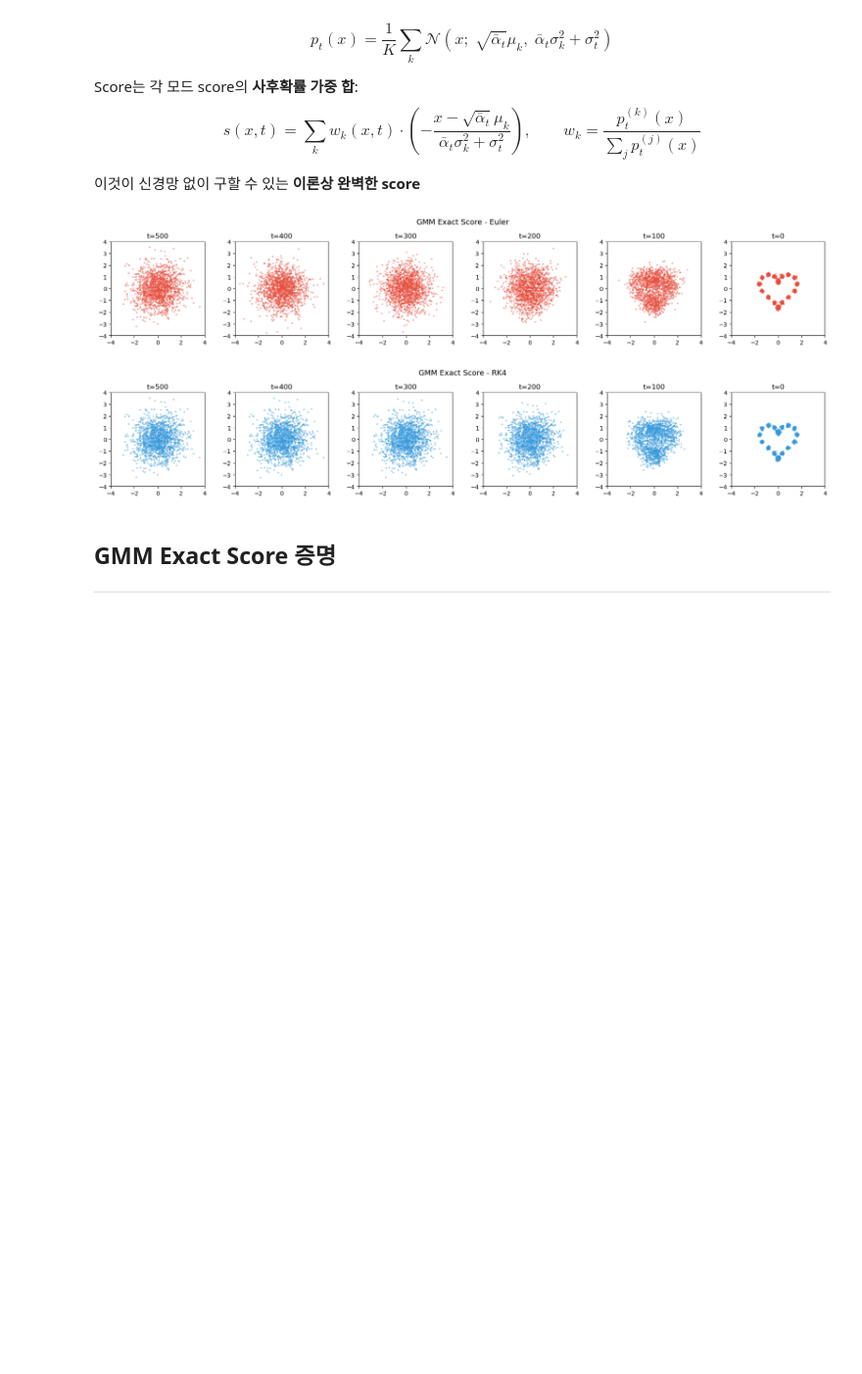
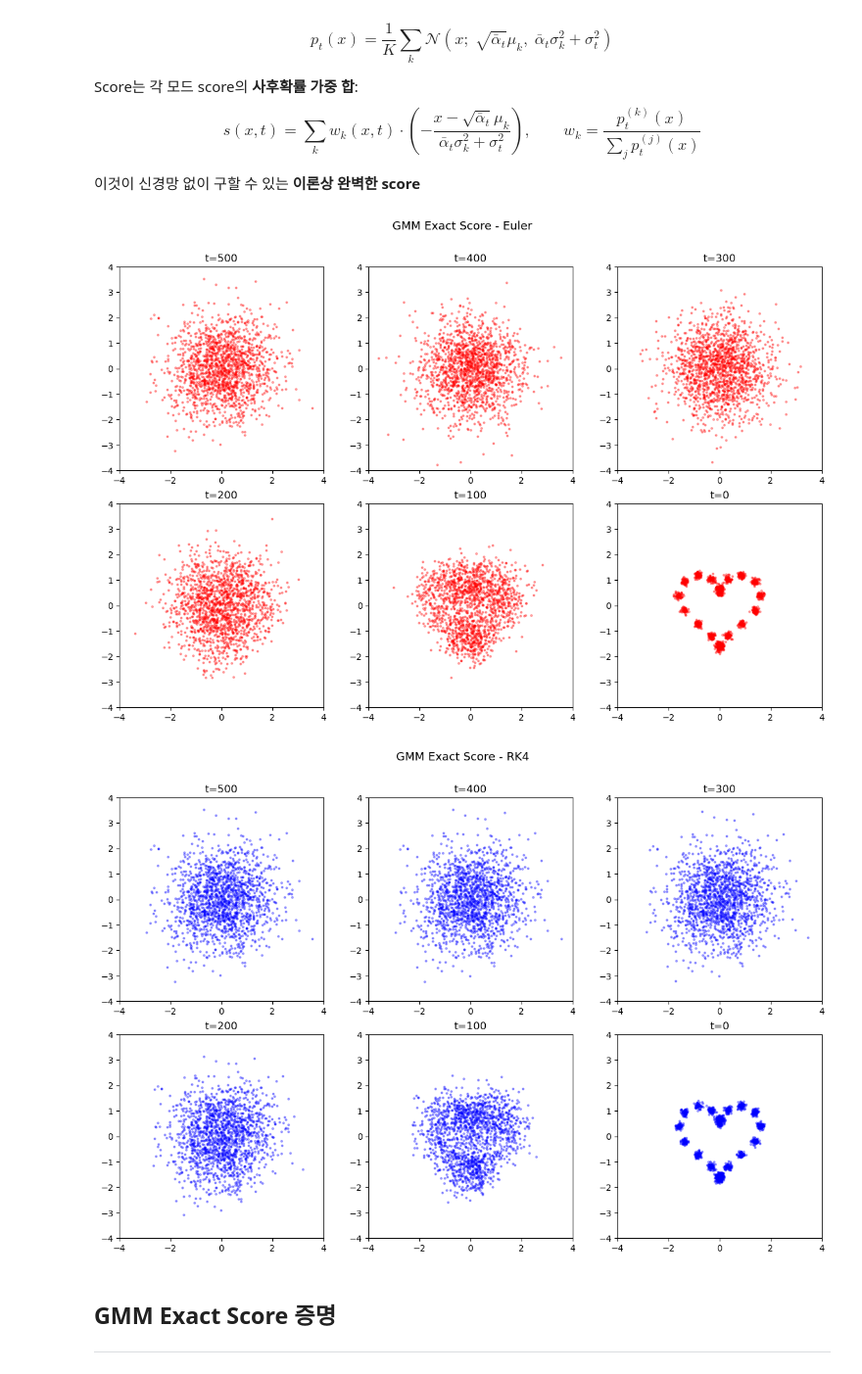
Before and after one commit to k-hyeon02/diffusion, a Jupyter notebook: reverse_test.ipynb, the cells around one changed output. Shown at 98% size. Drawn from its saved outputs; the diff is of its cells as text; code cells hidden in the pictures; blank space fills up the shorter version.

```diff
--- a/reverse_test.ipynb
+++ b/reverse_test.ipynb
@@ -108,8 +108,10 @@ def plot_steps(traj, steps=None, order="asc", color="#3498db", title=""):
     else:
         raise ValueError(f"order must be 'asc' or 'desc', got {order!r}")
 
-    fig, axes = plt.subplots(1, len(steps), figsize=(3 * len(steps), 3))
-    for ax, t in zip(axes, steps):
+    ncols = int(len(steps) / 2)
+    nrows = 2
+    fig, axes = plt.subplots(nrows, ncols, figsize=(4 * ncols, 4 * nrows))
+    for ax, t in zip(axes.flatten(), steps):
         pts = traj.get(t)
         if pts is not None:
             ax.scatter(*pts.T, s=4, alpha=0.35, c=color)
@@ -353,36 +355,36 @@ def gmm_score(x, t, means, var):
 
     # N개의 각 점에서 K개의 중심점까지의 차이벡터
     # x: (N,2) -> (N,1,2)
     # mu_t: (K,2) -> (1,K,2)
     # diff: (N,1,2) - (1,K,2) = (N,K,2) - broadcasting
     diff = x[:, None, :] - mu_t[None, :, :]
 
     # Gaussain 밀도 구하는 과정
     # .sum(-1)으로 마지막 축(좌표 2개)을 합산: (dx)^2 + (dy)^2 = ‖x−μ‖²
     # (N,K,2) -> (N,K)
     log_pk = -(diff**2).sum(-1) / (2 * var_t)
     # 최댓값 빼며 exp overflow 방지 - softmax 과정에서 상쇄
     log_pk -= log_pk.max(1, keepdims=True)
     wk = np.exp(log_pk)
     # softmax
     wk /= wk.sum(1, keepdims=True)  # (N,K) — 사후확률 w_k(x,t)
 
     score_k = -diff / var_t      # (N,K,2)
     return (wk[:, :, None] * score_k).sum(1)  # (N,2)
 
 
 t_arr = np.arange(T, -1, -1)
 heart_score = partial(gmm_score, means=heart_means, var=0.07**2)
 
 x_T = fwd["heart"][T].copy()
 traj_e0 = reverse_euler(x_T, t_arr, heart_score)
 traj_r0 = reverse_rk4(x_T, t_arr, heart_score)
 
 plot_steps(traj_e0, steps=SAVE_STEPS, order="desc", color="red", title="GMM Exact Score - Euler")
-plot_steps(traj_r0, steps=SAVE_STEPS, order="desc", color="#blue", title="GMM Exact Score - RK4")
+plot_steps(traj_r0, steps=SAVE_STEPS, order="desc", color="blue", title="GMM Exact Score - RK4")
 # %% [output]
-[figure, old version]
+[figure, new version]
-[figure, old version]
+[figure, new version]
 # %% [markdown]
 ## GMM Exact Score 증명
 ---
```
Also changed, not shown: parts of 2 cells of this notebook.
